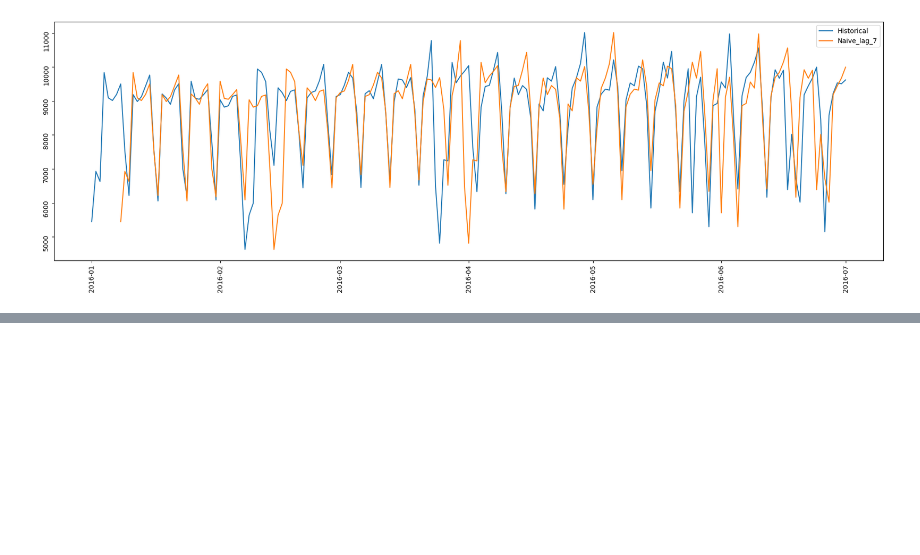
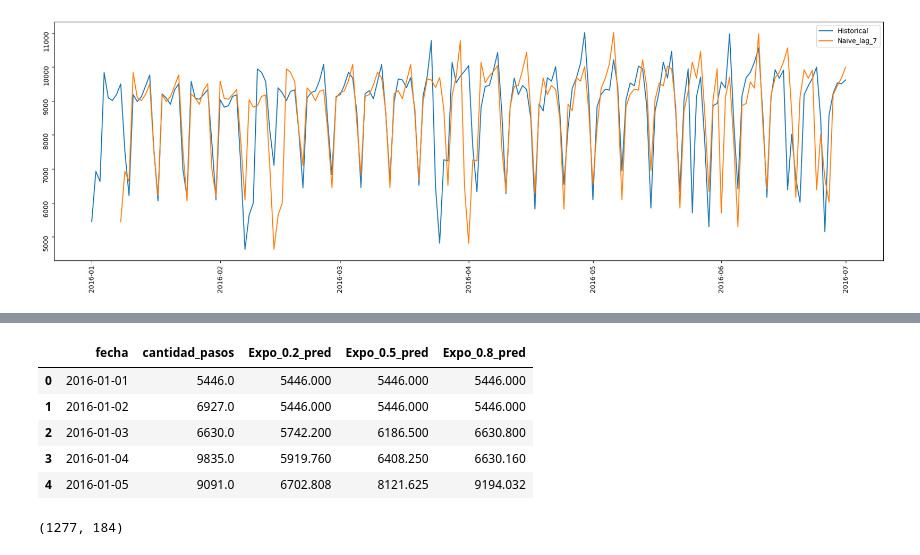
Before and after one commit to fmurphy97/Ultimate-Forecaster, a Jupyter notebook: nevada_test_grounds.ipynb, the cells around one changed output, grey strips where cells are left out. Cells and saved outputs as stored; diff of their text form; code cells hidden in the pictures; blank space fills up the shorter version.

Commit message:
Add method to forecast exponential

```diff
--- a/nevada_test_grounds.ipynb
+++ b/nevada_test_grounds.ipynb
@@ -46,0 +69,26 @@ for period in [3, 7, 364]:
+# %%
+df_no_nan = df_alb[df_alb['fecha'] < '2019-07-01']
+df_nan = df_alb[df_alb['fecha'] >= '2019-07-01']
+
+for alpha in [0.2, 0.5, 0.8]:
+    # Fiteo el modelo
+    model = SimpleExpSmoothing(df_no_nan['cantidad_pasos']).fit(smoothing_level=alpha, optimized=False)
+    # Evaluo el fitting
+    fit = list(model.fittedvalues)
+    pred = list(model.forecast(len(df_nan)))
+    full_pred = fit+pred
+    df_alb[f'Expo_{alpha}_pred'] = full_pred
+
+
+df_alb[['fecha', 'cantidad_pasos', 'Expo_0.2_pred', 'Expo_0.5_pred', 'Expo_0.8_pred']].head()
+# %% [output]
+|  | fecha | cantidad_pasos | Expo_0.2_pred | Expo_0.5_pred | Expo_0.8_pred |
+| 0 | 2016-01-01 | 5446.0 | 5446.000 | 5446.000 | 5446.000 |
+| 1 | 2016-01-02 | 6927.0 | 5446.000 | 5446.000 | 5446.000 |
+| 2 | 2016-01-03 | 6630.0 | 5742.200 | 6186.500 | 6630.800 |
+| 3 | 2016-01-04 | 9835.0 | 5919.760 | 6408.250 | 6630.160 |
+| 4 | 2016-01-05 | 9091.0 | 6702.808 | 8121.625 | 9194.032 |
+# %%
+len(fit),len(pred)
+# %% [output]
+(1277, 184)
```
Also changed, not shown: parts of 5 cells of this notebook, 2 other files.
